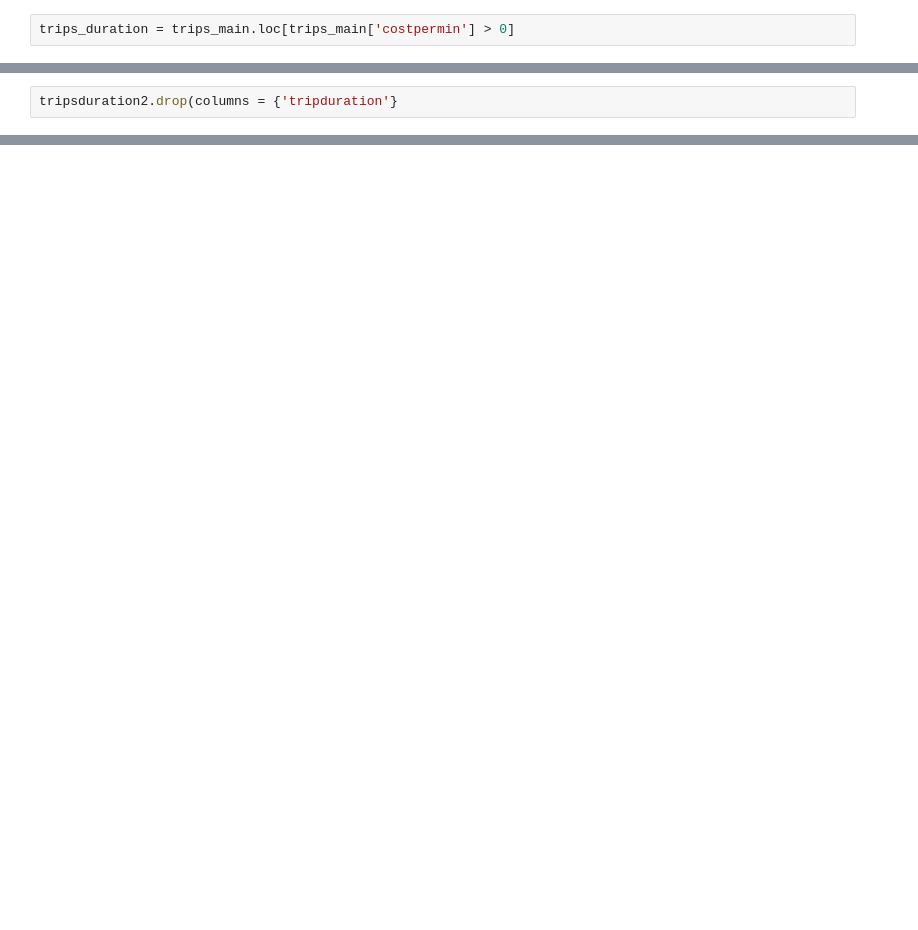
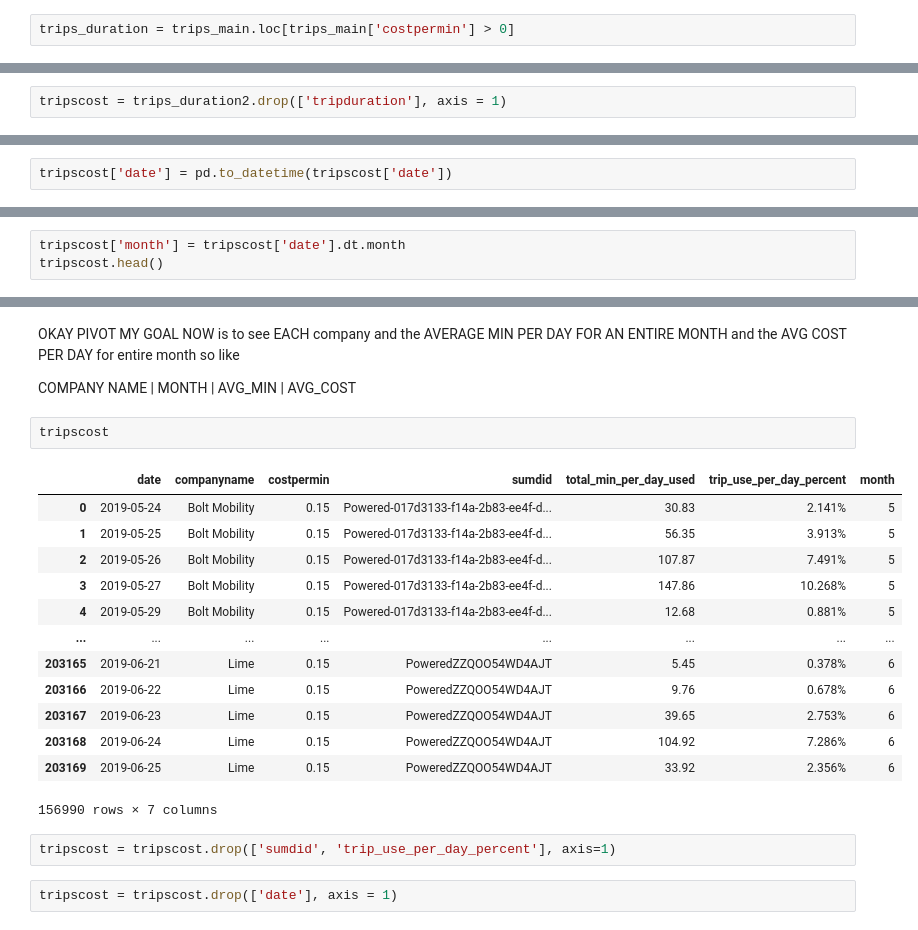
Before and after one commit to NSS-Full-Time-Data-Analytics-11/nashville-scooters-jazzy, a Jupyter notebook: notebooks/eda/tripcost.ipynb, the cells around one changed output, grey strips where cells are left out. Saved outputs shown, nothing was run; the diff lists cells and outputs as text; blank space fills up the shorter version.

```diff
--- a/notebooks/eda/tripcost.ipynb
+++ b/notebooks/eda/tripcost.ipynb
@@ -107,2 +108,2 @@ trips_duration2
 # %%
-tripsduration2.drop(columns = {'tripduration'}
+tripscost = trips_duration2.drop(['tripduration'], axis = 1)
@@ -110,0 +157,2 @@ SyntaxError: incomplete input (1808985742.py, line 1)
+# %%
+tripscost['date'] = pd.to_datetime(tripscost['date'])
@@ -110,0 +169,3 @@ SyntaxError: incomplete input (1808985742.py, line 1)
+# %%
+tripscost['month'] = tripscost['date'].dt.month
+tripscost.head()
@@ -110,0 +306,25 @@ SyntaxError: incomplete input (1808985742.py, line 1)
+# %% [markdown]
+OKAY PIVOT MY GOAL NOW is to see EACH company and the AVERAGE MIN PER DAY FOR AN ENTIRE MONTH and the AVG COST PER DAY for entire month
+so like
+
+COMPANY NAME | MONTH | AVG_MIN | AVG_COST
+# %%
+tripscost
+# %% [output]
+|  | date | companyname | costpermin | sumdid | total_min_per_day_used | trip_use_per_day_percent | month |
+| 0 | 2019-05-24 | Bolt Mobility | 0.15 | Powered-017d3133-f14a-2b83-ee4f-d... | 30.83 | 2.141% | 5 |
+| 1 | 2019-05-25 | Bolt Mobility | 0.15 | Powered-017d3133-f14a-2b83-ee4f-d... | 56.35 | 3.913% | 5 |
+| 2 | 2019-05-26 | Bolt Mobility | 0.15 | Powered-017d3133-f14a-2b83-ee4f-d... | 107.87 | 7.491% | 5 |
+| 3 | 2019-05-27 | Bolt Mobility | 0.15 | Powered-017d3133-f14a-2b83-ee4f-d... | 147.86 | 10.268% | 5 |
+| 4 | 2019-05-29 | Bolt Mobility | 0.15 | Powered-017d3133-f14a-2b83-ee4f-d... | 12.68 | 0.881% | 5 |
+| ... | ... | ... | ... | ... | ... | ... | ... |
+| 203165 | 2019-06-21 | Lime | 0.15 | PoweredZZQOO54WD4AJT | 5.45 | 0.378% | 6 |
+| 203166 | 2019-06-22 | Lime | 0.15 | PoweredZZQOO54WD4AJT | 9.76 | 0.678% | 6 |
+| 203167 | 2019-06-23 | Lime | 0.15 | PoweredZZQOO54WD4AJT | 39.65 | 2.753% | 6 |
+| 203168 | 2019-06-24 | Lime | 0.15 | PoweredZZQOO54WD4AJT | 104.92 | 7.286% | 6 |
+| 203169 | 2019-06-25 | Lime | 0.15 | PoweredZZQOO54WD4AJT | 33.92 | 2.356% | 6 |
+156990 rows × 7 columns
+# %%
+tripscost = tripscost.drop(['sumdid', 'trip_use_per_day_percent'], axis=1)
+# %%
+tripscost = tripscost.drop(['date'], axis = 1)
```
Also changed, not shown: parts of 28 cells of this notebook, 2 other files.
